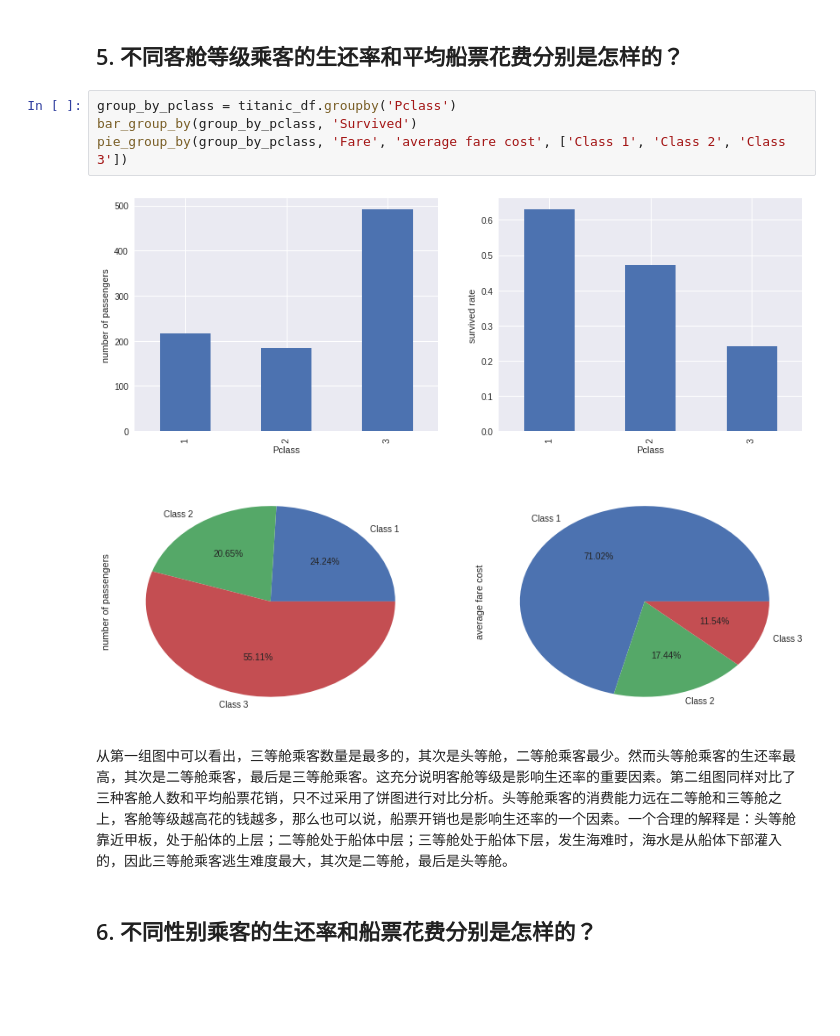
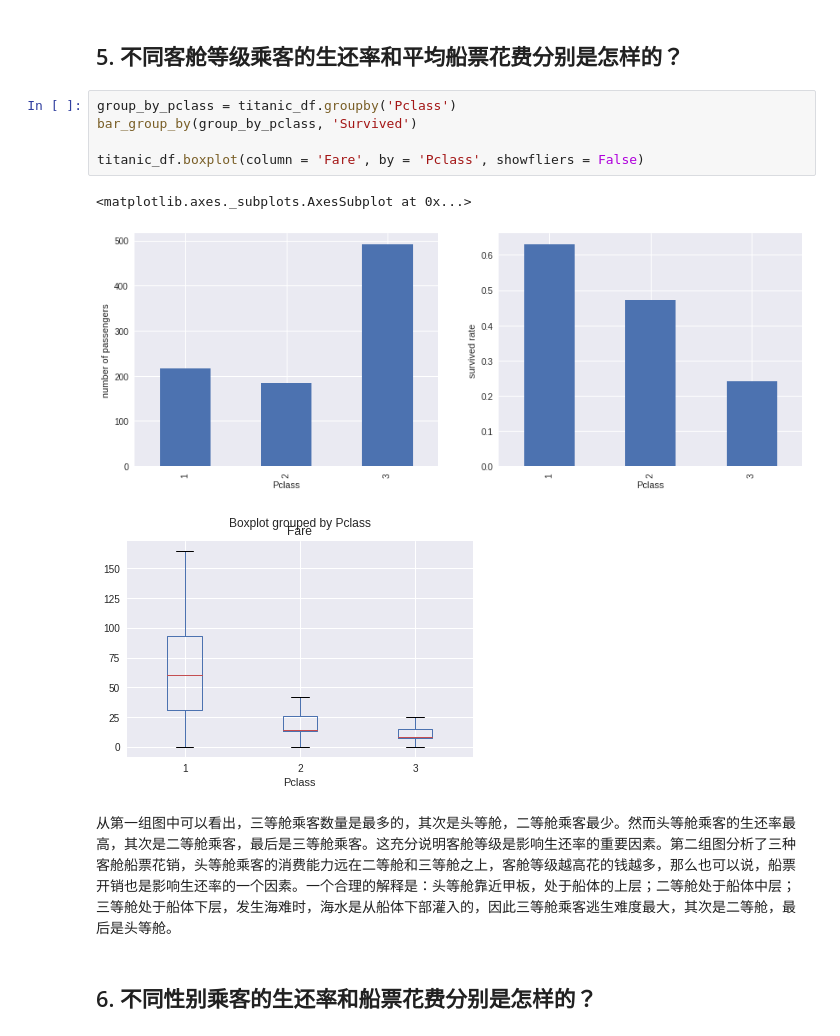
Before and after one commit to leesper/become-data-analyst, a Jupyter notebook: P2investigate_dataset/P2investivate_dataset.ipynb, the cells around one changed output. Drawn from its saved outputs; the diff is of its cells as text; blank space fills up the shorter version.

```diff
--- a/P2investigate_dataset/P2investivate_dataset.ipynb
+++ b/P2investigate_dataset/P2investivate_dataset.ipynb
@@ -252,12 +252,14 @@ bar_group_by(sa_group_by_gender, 'Survived')
 # %%
 group_by_pclass = titanic_df.groupby('Pclass')
 bar_group_by(group_by_pclass, 'Survived')
-pie_group_by(group_by_pclass, 'Fare', 'average fare cost', ['Class 1', 'Class 2', 'Class 3'])
+
+titanic_df.boxplot(column = 'Fare', by = 'Pclass', showfliers = False)
 # %% [output]
+<matplotlib.axes._subplots.AxesSubplot at 0x...>
 [figure]
-[figure, old version]
+[figure, new version]
 # %% [markdown]
-从第一组图中可以看出，三等舱乘客数量是最多的，其次是头等舱，二等舱乘客最少。然而头等舱乘客的生还率最高，其次是二等舱乘客，最后是三等舱乘客。这充分说明客舱等级是影响生还率的重要因素。第二组图同样对比了三种客舱人数和平均船票花销，只不过采用了饼图进行对比分析。头等舱乘客的消费能力远在二等舱和三等舱之上，客舱等级越高花的钱越多，那么也可以说，船票开销也是影响生还率的一个因素。一个合理的解释是：头等舱靠近甲板，处于船体的上层；二等舱处于船体中层；三等舱处于船体下层，发生海难时，海水是从船体下部灌入的，因此三等舱乘客逃生难度最大，其次是二等舱，最后是头等舱。
+从第一组图中可以看出，三等舱乘客数量是最多的，其次是头等舱，二等舱乘客最少。然而头等舱乘客的生还率最高，其次是二等舱乘客，最后是三等舱乘客。这充分说明客舱等级是影响生还率的重要因素。第二组图分析了三种客舱船票花销，头等舱乘客的消费能力远在二等舱和三等舱之上，客舱等级越高花的钱越多，那么也可以说，船票开销也是影响生还率的一个因素。一个合理的解释是：头等舱靠近甲板，处于船体的上层；二等舱处于船体中层；三等舱处于船体下层，发生海难时，海水是从船体下部灌入的，因此三等舱乘客逃生难度最大，其次是二等舱，最后是头等舱。
 # %% [markdown]
 ## 6. 不同性别乘客的生还率和船票花费分别是怎样的？
 # %%
```
